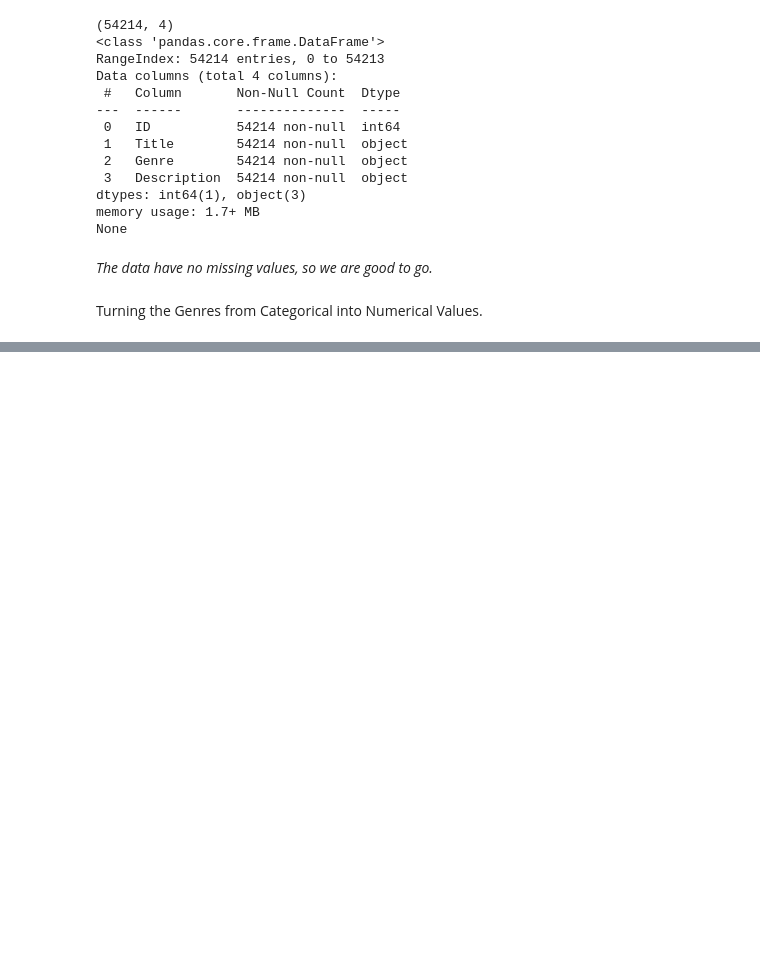
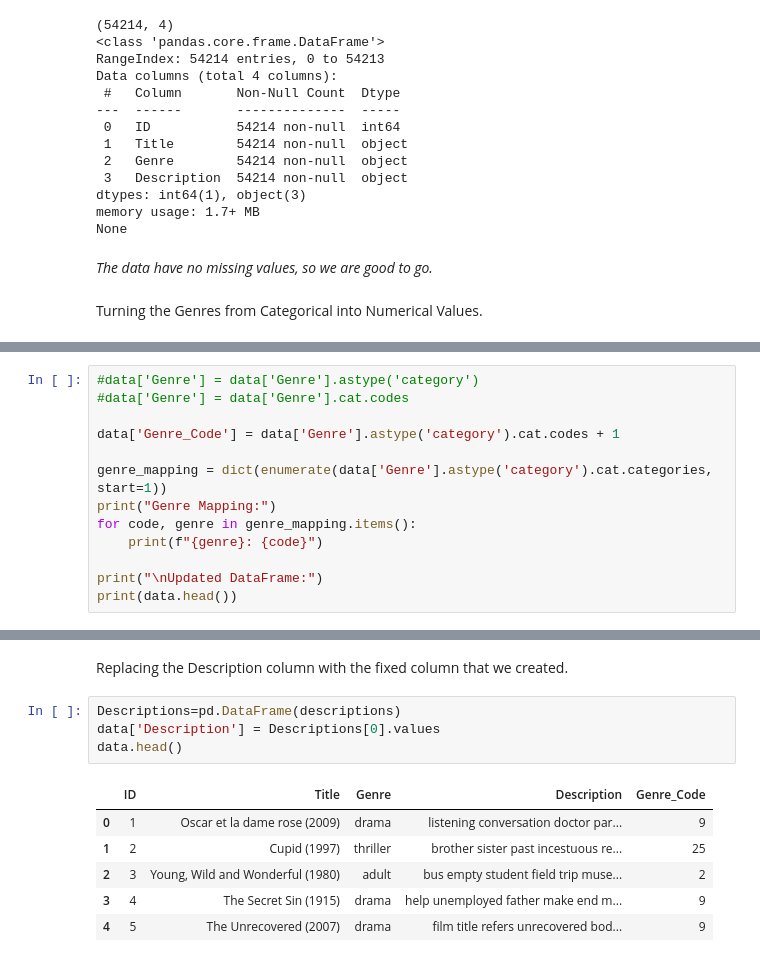
Before and after one commit to MariaDimopoulou/MovieGenreClassificationNLP, a Jupyter notebook: IMDB.ipynb, the cells around one changed output, grey strips where cells are left out. Cells and saved outputs as stored; diff of their text form; blank space fills up the shorter version.

```diff
--- a/IMDB.ipynb
+++ b/IMDB.ipynb
@@ -73,0 +62,13 @@ print(data.head())
+# %%
+#data['Genre'] = data['Genre'].astype('category')
+#data['Genre'] = data['Genre'].cat.codes
+
+data['Genre_Code'] = data['Genre'].astype('category').cat.codes + 1
+
+genre_mapping = dict(enumerate(data['Genre'].astype('category').cat.categories, start=1))
+print("Genre Mapping:")
+for code, genre in genre_mapping.items():
+    print(f"{genre}: {code}")
+
+print("\nUpdated DataFrame:")
+print(data.head())
@@ -85,0 +125,13 @@ print(descriptions[:3])
+# %% [markdown]
+Replacing the Description column with the fixed column that we created.
+# %%
+Descriptions=pd.DataFrame(descriptions)
+data['Description'] = Descriptions[0].values
+data.head()
+# %% [output]
+|  | ID | Title | Genre | Description | Genre_Code |
+| 0 | 1 | Oscar et la dame rose (2009) | drama | listening conversation doctor par... | 9 |
+| 1 | 2 | Cupid (1997) | thriller | brother sister past incestuous re... | 25 |
+| 2 | 3 | Young, Wild and Wonderful (1980) | adult | bus empty student field trip muse... | 2 |
+| 3 | 4 | The Secret Sin (1915) | drama | help unemployed father make end m... | 9 |
+| 4 | 5 | The Unrecovered (2007) | drama | film title refers unrecovered bod... | 9 |
```
Also changed, not shown: parts of 9 cells of this notebook.
